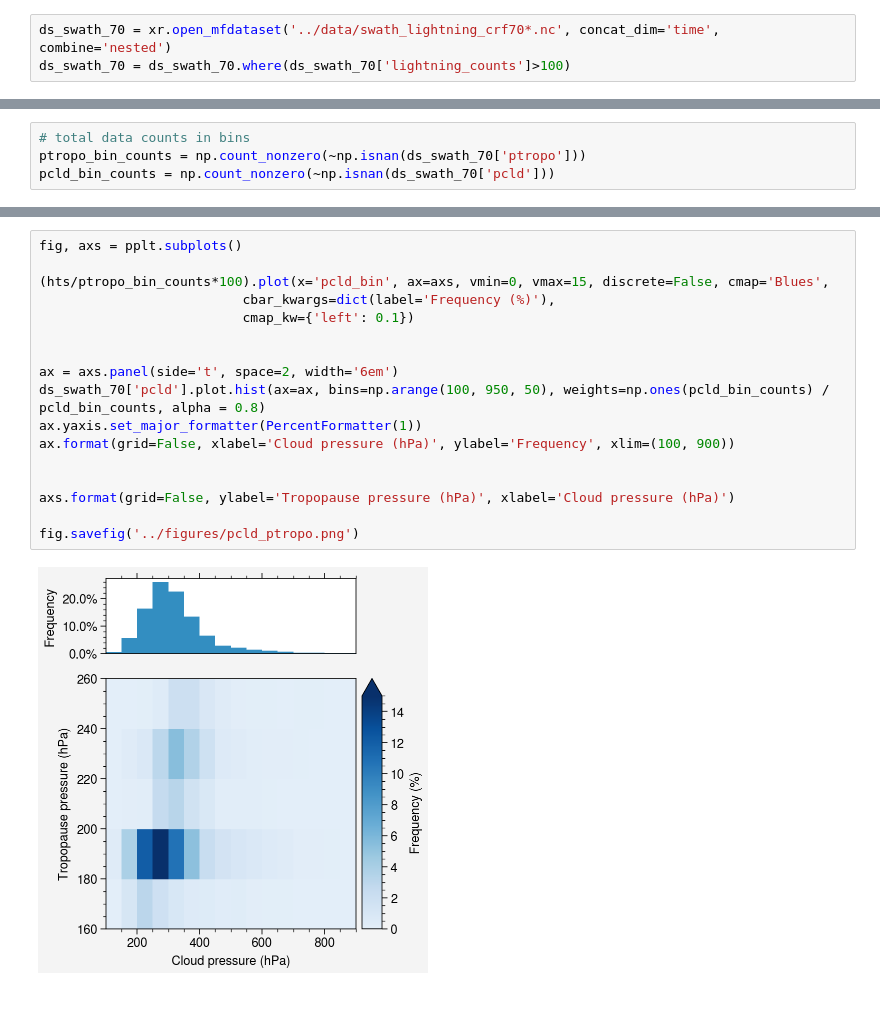
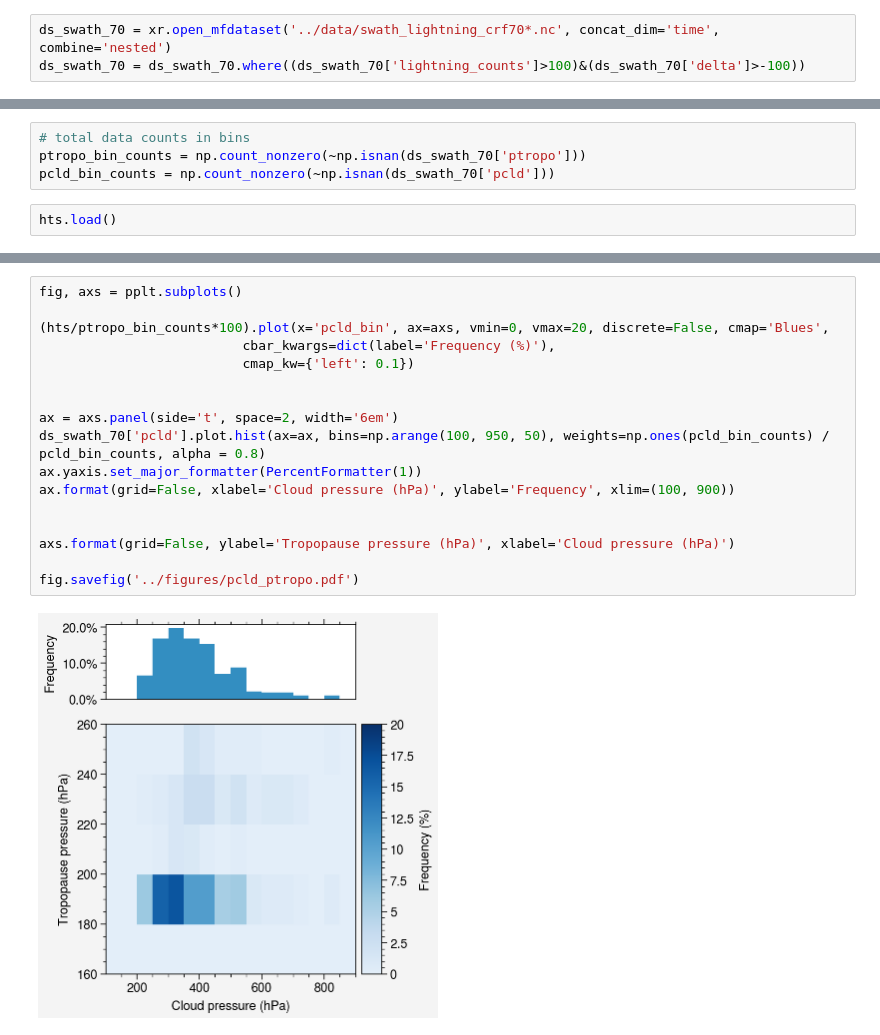
Before and after one commit to zxdawn/S5P-LNO2-Notebook, a Jupyter notebook: analysis/cloud_pressure.ipynb, the cells around one changed output, grey strips where cells are left out. Drawn from its saved outputs; the diff is of its cells as text; blank space fills up the shorter version.

```diff
--- a/analysis/cloud_pressure.ipynb
+++ b/analysis/cloud_pressure.ipynb
@@ -10,4 +10,4 @@ from matplotlib.ticker import PercentFormatter
 ## Read lightning pixel data
 # %%
 ds_swath_70 = xr.open_mfdataset('../data/swath_lightning_crf70*.nc', concat_dim='time', combine='nested')
-ds_swath_70 = ds_swath_70.where(ds_swath_70['lightning_counts']>100)
+ds_swath_70 = ds_swath_70.where((ds_swath_70['lightning_counts']>100)&(ds_swath_70['delta']>-100))
@@ -30,3 +87,5 @@ hts = histogram(ds_swath_70['pcld'], ds_swath_70['ptropo'], bins=[bin_pcld, bin_
 # total data counts in bins
 ptropo_bin_counts = np.count_nonzero(~np.isnan(ds_swath_70['ptropo']))
 pcld_bin_counts = np.count_nonzero(~np.isnan(ds_swath_70['pcld']))
+# %%
+hts.load()
@@ -33,19 +113,19 @@ pcld_bin_counts = np.count_nonzero(~np.isnan(ds_swath_70['pcld']))
 # %%
 fig, axs = pplt.subplots()
 
-(hts/ptropo_bin_counts*100).plot(x='pcld_bin', ax=axs, vmin=0, vmax=15, discrete=False, cmap='Blues',
+(hts/ptropo_bin_counts*100).plot(x='pcld_bin', ax=axs, vmin=0, vmax=20, discrete=False, cmap='Blues',
                           cbar_kwargs=dict(label='Frequency (%)'),
                           cmap_kw={'left': 0.1})
 
 
 ax = axs.panel(side='t', space=2, width='6em')
 ds_swath_70['pcld'].plot.hist(ax=ax, bins=np.arange(100, 950, 50), weights=np.ones(pcld_bin_counts) / pcld_bin_counts, alpha = 0.8)
 ax.yaxis.set_major_formatter(PercentFormatter(1))
 ax.format(grid=False, xlabel='Cloud pressure (hPa)', ylabel='Frequency', xlim=(100, 900))
 
 
 axs.format(grid=False, ylabel='Tropopause pressure (hPa)', xlabel='Cloud pressure (hPa)')
 
-fig.savefig('../figures/pcld_ptropo.png')
+fig.savefig('../figures/pcld_ptropo.pdf')
 # %% [output]
-[figure, old version]
+[figure, new version]
```
Also changed, not shown: parts of 2 cells of this notebook.
